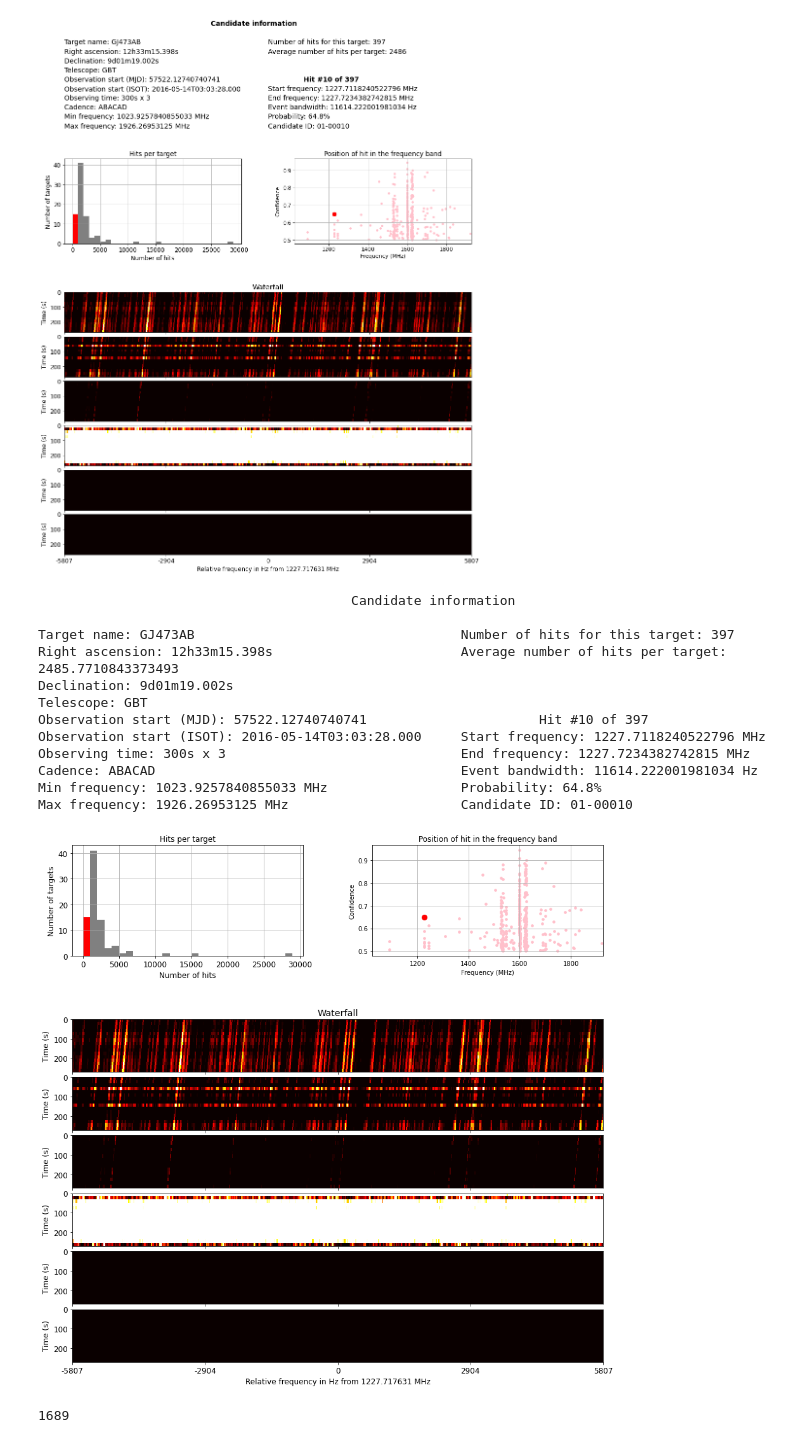
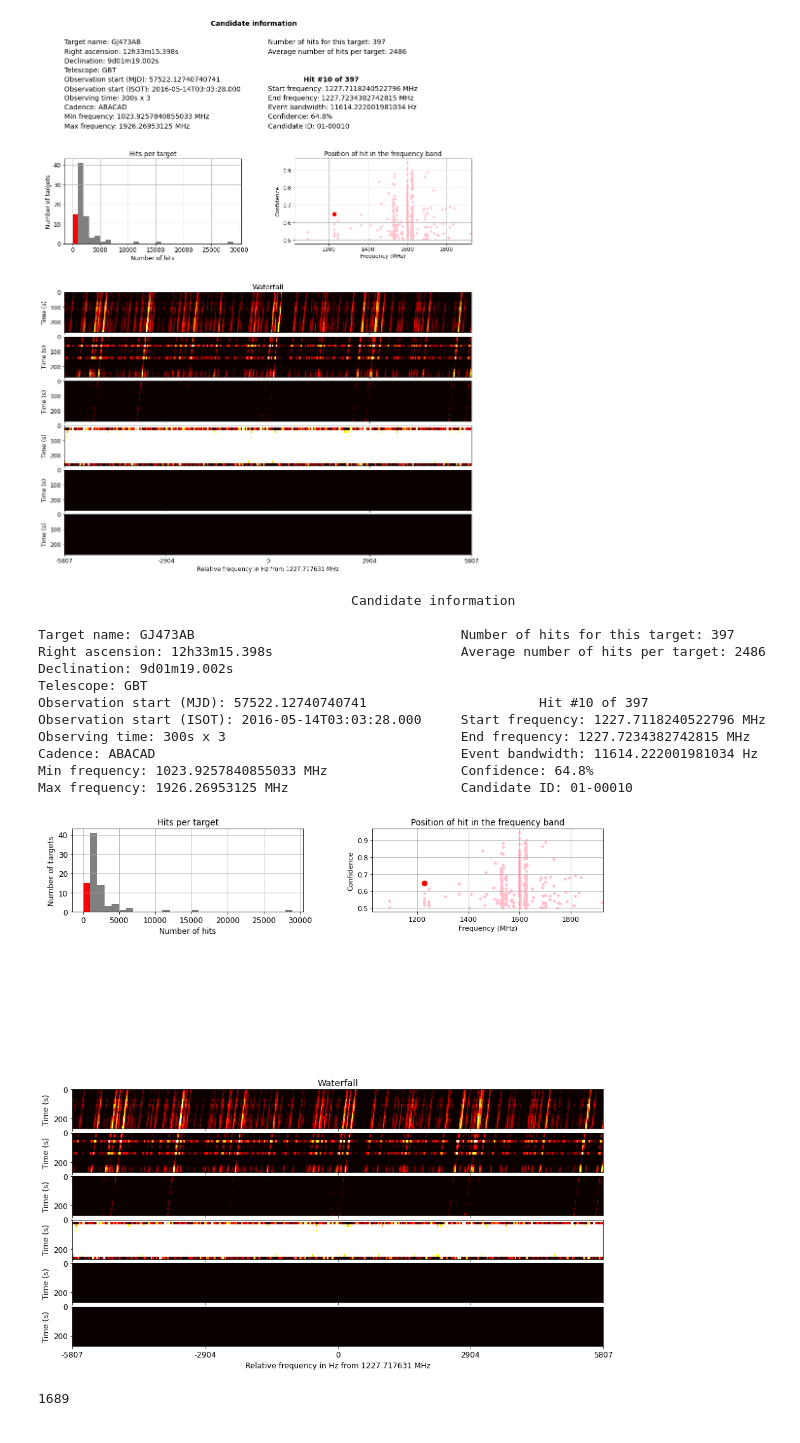
Before and after one commit to leandrorizk/GBT_Candidates_Explorer, a Jupyter notebook: Observing Candidates (new algo BLPC0).ipynb, the cells around one changed output. Cells and saved outputs as stored; diff of their text form; code cells hidden in the pictures.

```diff
--- a/Observing Candidates (new algo BLPC0).ipynb
+++ b/Observing Candidates (new algo BLPC0).ipynb
@@ -642,7 +644,7 @@ class Hit:
         print(s1, tab, s2)
 
         s1 = 'Min frequency: ' + self.target.get_min_freq()
-        s2 = 'Probability: ' + str(self.fit * 100) + '%'
+        s2 = 'Confidence: ' + str(self.fit * 100) + '%'
         tab = ' ' * (COLUMN - len(s1))
         print(s1, tab, s2)
 
@@ -687,7 +689,7 @@ class Hit:
         line8 = (s1, s2)
 
         s1 = 'Min frequency: ' + self.target.get_min_freq()
-        s2 = 'Probability: ' + str(self.fit * 100) + '%'
+        s2 = 'Confidence: ' + str(self.fit * 100) + '%'
         line9 = (s1, s2)
 
         s1 = 'Max frequency: ' + self.target.get_max_freq()
@@ -903,38 +899,37 @@ print('\t\t\t\t\tCandidate information\n')
 hit.print_info(all_targets)
 
 plt.figure(figsize = (15, 15))
-grid = plt.GridSpec(9, 2, wspace =0.3, hspace = 0.1)
 
 plt.subplot(grid[:2, 0])
 plot_highlighted_hist(target)
 
 plt.subplot(grid[:2, 1])
 hit.make_plot()
 
 
 diff = hit.end_freq - hit.start_freq
 start = hit.start_freq #- diff
 stop = hit.end_freq #+ diff
 mid = (start + stop) / 2
 
 make_waterfall_plots(filenames_list=target.cadence, target=target.name,
                      f_start=start, f_stop=stop, correction_in=mid)
 
 plt.show()
 # %% [output]
                                         Candidate information
 
 Target name: GJ473AB                                  Number of hits for this target: 397
-Right ascension: 12h33m15.398s                        Average number of hits per target: 2485.7710843373493
+Right ascension: 12h33m15.398s                        Average number of hits per target: 2486
 Declination: 9d01m19.002s
 Telescope: GBT
 Observation start (MJD): 57522.12740740741                      Hit #10 of 397
 Observation start (ISOT): 2016-05-14T03:03:28.000     Start frequency: 1227.7118240522796 MHz
 Observing time: 300s x 3                              End frequency: 1227.7234382742815 MHz
 Cadence: ABACAD                                       Event bandwidth: 11614.222001981034 Hz
-Min frequency: 1023.9257840855033 MHz                 Probability: 64.8%
+Min frequency: 1023.9257840855033 MHz                 Confidence: 64.8%
 Max frequency: 1926.26953125 MHz                      Candidate ID: 01-00010
-[figure, old version]
+[figure, new version]
 # %%
 # To pick a target, redefine i or directly define target as the corresponding string:
 i = 1
```
Also changed, not shown: parts of 11 cells of this notebook, 1 other file.
